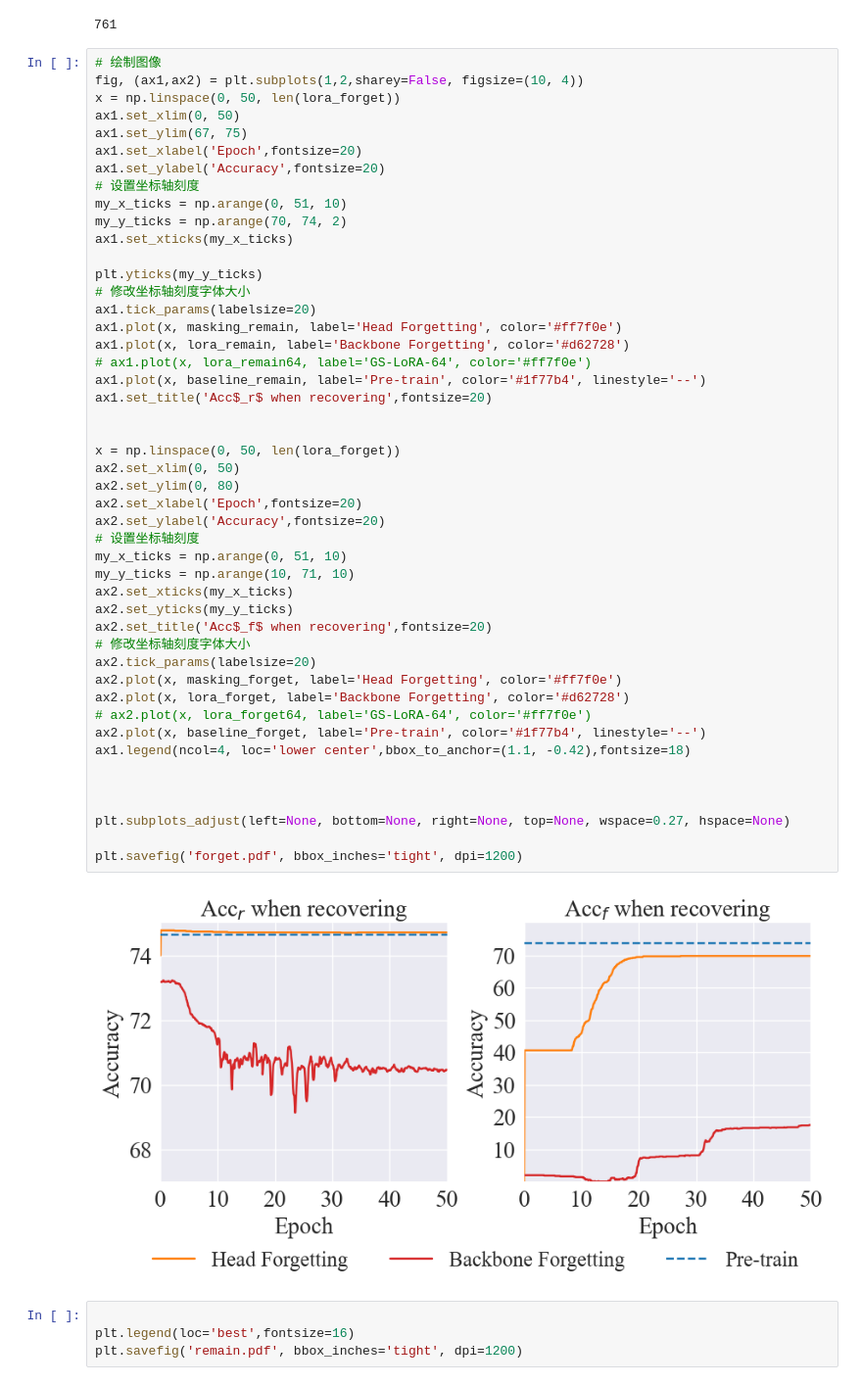
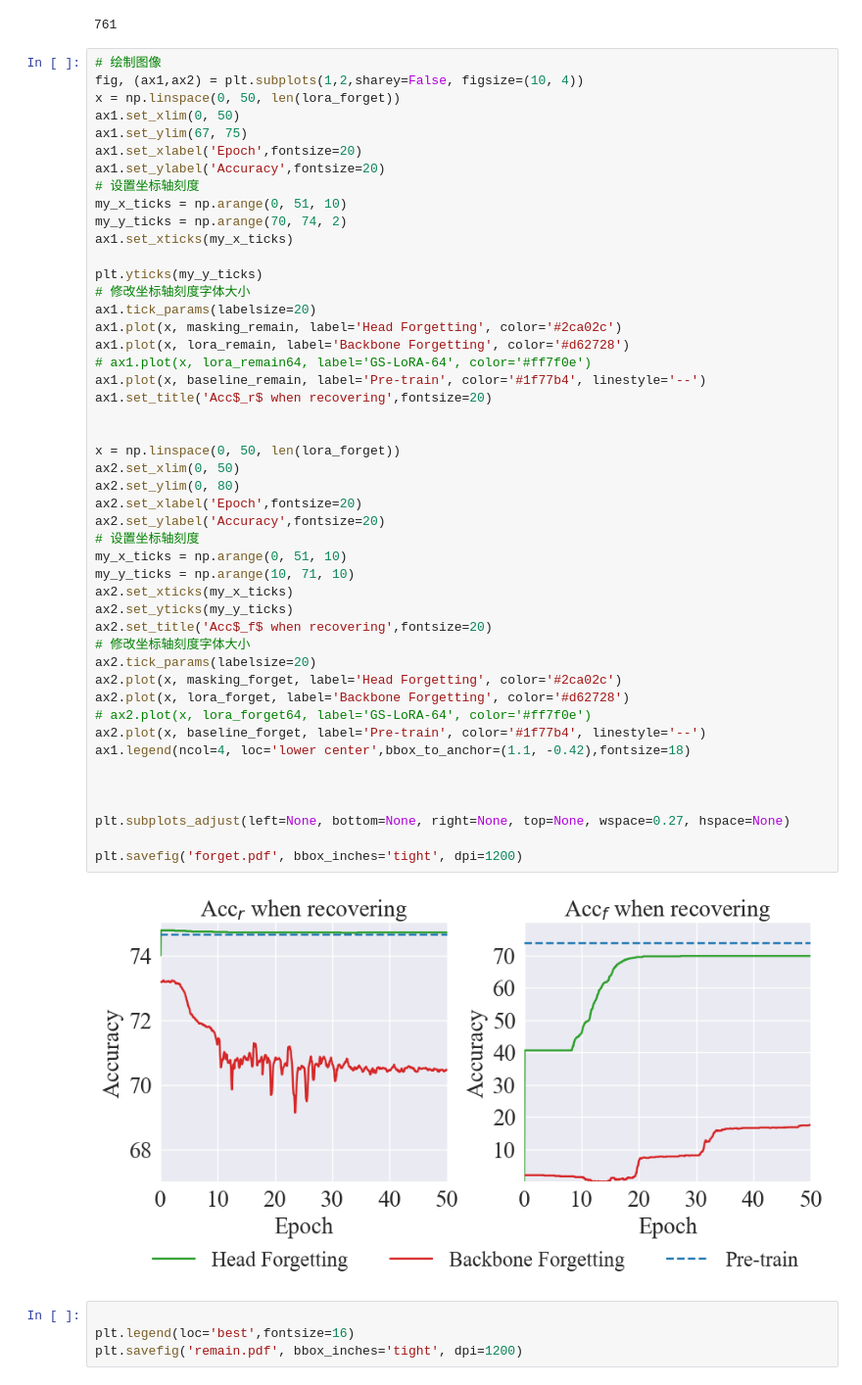
Before and after one commit to bjzhb666/GS-LoRA, a Jupyter notebook: Face-Transformer/backbone_forget/draw.ipynb, the cells around one changed output. Shown at 98% size. Saved outputs shown, nothing was run; the diff lists cells and outputs as text.

```diff
--- a/Face-Transformer/backbone_forget/draw.ipynb
+++ b/Face-Transformer/backbone_forget/draw.ipynb
@@ -63,39 +63,39 @@ ax1.set_xticks(my_x_ticks)
 plt.yticks(my_y_ticks)
 # 修改坐标轴刻度字体大小
 ax1.tick_params(labelsize=20)
-ax1.plot(x, masking_remain, label='Head Forgetting', color='#ff7f0e')
+ax1.plot(x, masking_remain, label='Head Forgetting', color='#2ca02c')
 ax1.plot(x, lora_remain, label='Backbone Forgetting', color='#d62728')
 # ax1.plot(x, lora_remain64, label='GS-LoRA-64', color='#ff7f0e')
 ax1.plot(x, baseline_remain, label='Pre-train', color='#1f77b4', linestyle='--')
 ax1.set_title('Acc$_r$ when recovering',fontsize=20)
 
 
 x = np.linspace(0, 50, len(lora_forget))
 ax2.set_xlim(0, 50)
 ax2.set_ylim(0, 80)
 ax2.set_xlabel('Epoch',fontsize=20)
 ax2.set_ylabel('Accuracy',fontsize=20)
 # 设置坐标轴刻度
 my_x_ticks = np.arange(0, 51, 10)
 my_y_ticks = np.arange(10, 71, 10)
 ax2.set_xticks(my_x_ticks)
 ax2.set_yticks(my_y_ticks)
 ax2.set_title('Acc$_f$ when recovering',fontsize=20)
 # 修改坐标轴刻度字体大小
 ax2.tick_params(labelsize=20)
-ax2.plot(x, masking_forget, label='Head Forgetting', color='#ff7f0e')
+ax2.plot(x, masking_forget, label='Head Forgetting', color='#2ca02c')
 ax2.plot(x, lora_forget, label='Backbone Forgetting', color='#d62728')
 # ax2.plot(x, lora_forget64, label='GS-LoRA-64', color='#ff7f0e')
 ax2.plot(x, baseline_forget, label='Pre-train', color='#1f77b4', linestyle='--')
 ax1.legend(ncol=4, loc='lower center',bbox_to_anchor=(1.1, -0.42),fontsize=18)
 
 
 
 plt.subplots_adjust(left=None, bottom=None, right=None, top=None, wspace=0.27, hspace=None)
 
 plt.savefig('forget.pdf', bbox_inches='tight', dpi=1200)
 # %% [output]
-[figure, old version]
+[figure, new version]
 # %%
 
 plt.legend(loc='best',fontsize=16)
```
Also changed, not shown: 6 other files.
